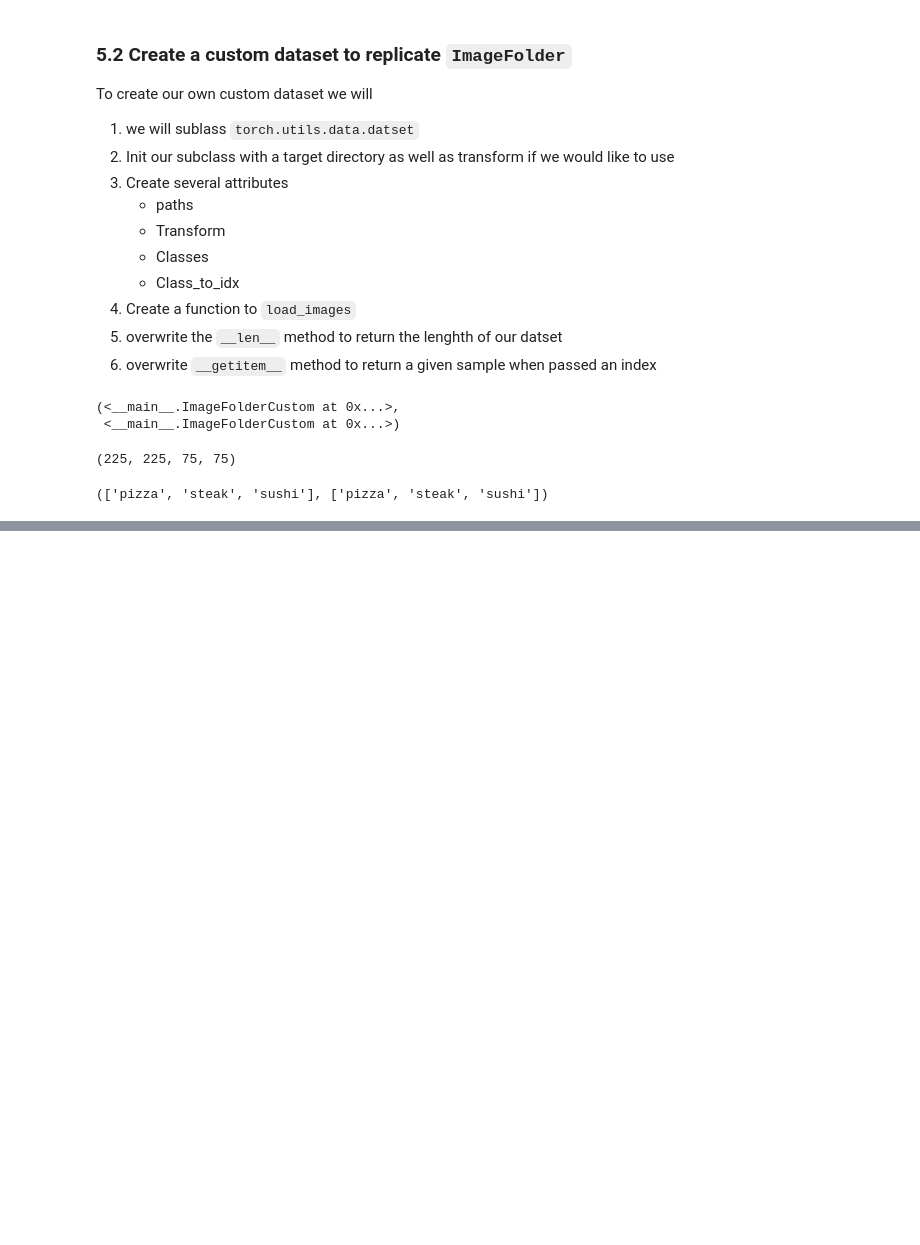
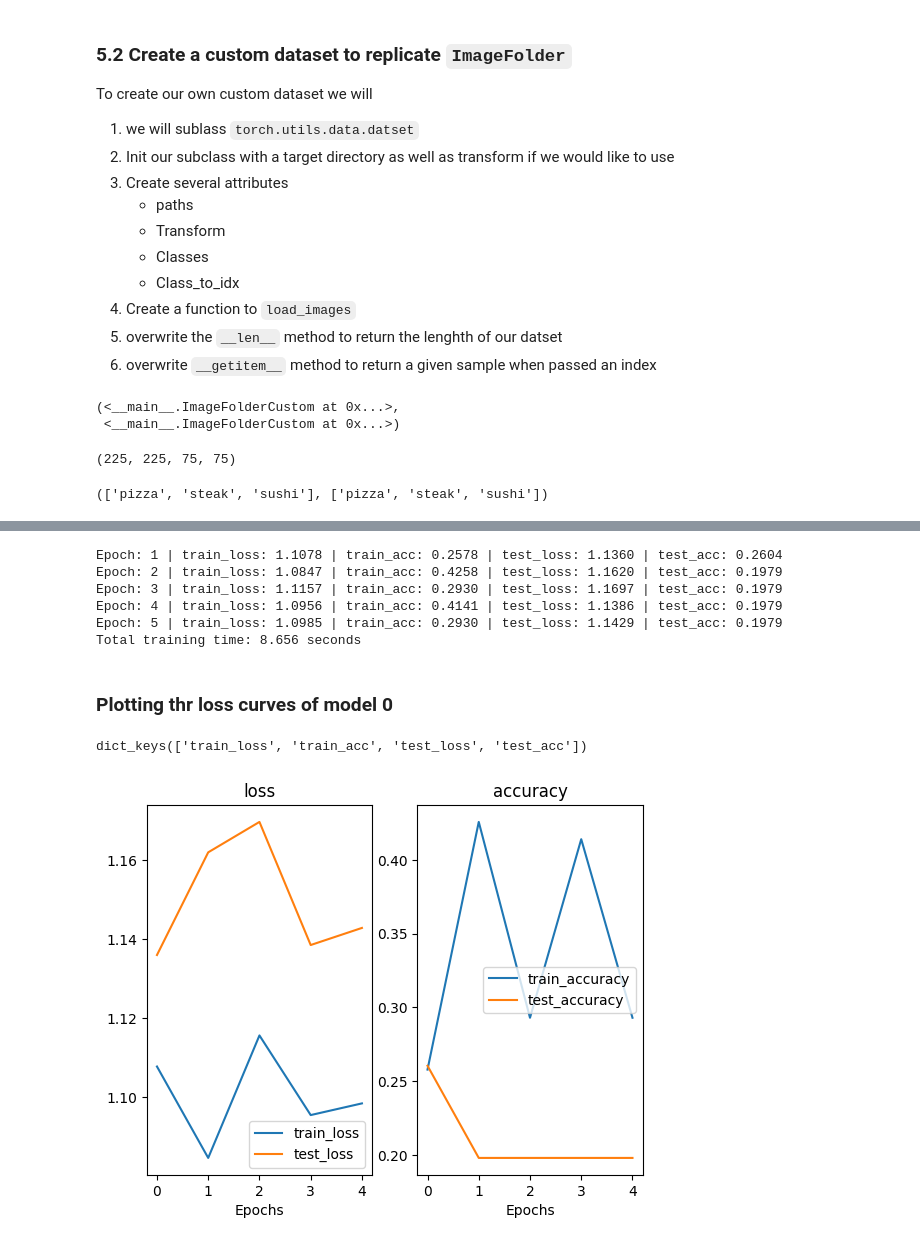
Before and after one commit to saqib-rgb/ML-With-Pytorch, a Jupyter notebook: PyTorch_Datasets.ipynb, the cells around one changed output, grey strips where cells are left out. Saved outputs shown, nothing was run; the diff lists cells and outputs as text; code cells hidden in the pictures; blank space fills up the shorter version.

```diff
--- a/PyTorch_Datasets.ipynb
+++ b/PyTorch_Datasets.ipynb
@@ -446,0 +547,6 @@ train_data.classes,train_data_custom.classes
+# %%
+# create a simple transform
+simple_transform=transforms.Compose([
+    transforms.Resize(size=(64,64)),
+    transforms.ToTensor()
+])
@@ -446,0 +845,73 @@ train_data.classes,train_data_custom.classes
+# %%
+# Set random seeds
+torch.manual_seed(42)
+torch.cuda.manual_seed(42)
+
+# Set number of epochs
+NUM_EPOCHS = 5
+
+# Recreate an instance of TinyVGG
+model_0 = TinyVGG(input_shape=3, # number of color channels (3 for RGB)
+                  hidden_units=10,
+                  output_shape=len(train_data.classes)).to(device)
+
+# Setup loss function and optimizer
+loss_fn = nn.CrossEntropyLoss()
+optimizer = torch.optim.Adam(params=model_0.parameters(), lr=0.001)
+
+# Start the timer
+from timeit import default_timer as timer
+start_time = timer()
+
+# Train model_0
+model_0_results = train(model=model_0,
+                        train_dataloader=train_dataloader_simple,
+                        test_dataloader=test_dataloader_simple,
+                        optimizer=optimizer,
+                        loss_fn=loss_fn,
+                        epochs=NUM_EPOCHS)
+
+# End the timer and print out how long it took
+end_time = timer()
+print(f"Total training time: {end_time-start_time:.3f} seconds")
+# %% [output]
+Epoch: 1 | train_loss: 1.1078 | train_acc: 0.2578 | test_loss: 1.1360 | test_acc: 0.2604
+Epoch: 2 | train_loss: 1.0847 | train_acc: 0.4258 | test_loss: 1.1620 | test_acc: 0.1979
+Epoch: 3 | train_loss: 1.1157 | train_acc: 0.2930 | test_loss: 1.1697 | test_acc: 0.1979
+Epoch: 4 | train_loss: 1.0956 | train_acc: 0.4141 | test_loss: 1.1386 | test_acc: 0.1979
+Epoch: 5 | train_loss: 1.0985 | train_acc: 0.2930 | test_loss: 1.1429 | test_acc: 0.1979
+Total training time: 8.656 seconds
+# %% [markdown]
+### Plotting thr loss curves of model 0
+# %%
+# get thr model_o_results
+model_0_results.keys()
+# %% [output]
+dict_keys(['train_loss', 'train_acc', 'test_loss', 'test_acc'])
+# %%
+def plot_loss_curves(results:Dict[str,list[float]]):
+  # get the oss values of loss dictionary
+  loss=results['train_loss']
+  test_loss=results['test_loss']
+
+  accuracy=results['train_acc']
+  test_accuracy=results['test_acc']
+
+  epochs=range(len(results['train_loss']))
+  plt.subplot(1,2,1)
+  plt.plot(epochs,loss,label='train_loss')
+  plt.plot(epochs,test_loss,label='test_loss')
+  plt.title('loss')
+  plt.xlabel('Epochs')
+  plt.legend()
+
+  plt.subplot(1,2,2)
+  plt.plot(epochs,accuracy,label='train_accuracy')
+  plt.plot(epochs,test_accuracy,label='test_accuracy')
+  plt.title('accuracy')
+  plt.xlabel('Epochs')
+  plt.legend()
+# %%
+plot_loss_curves(model_0_results)
+# %% [output]
+[figure, added]
```
Also changed, not shown: parts of 26 cells of this notebook.
